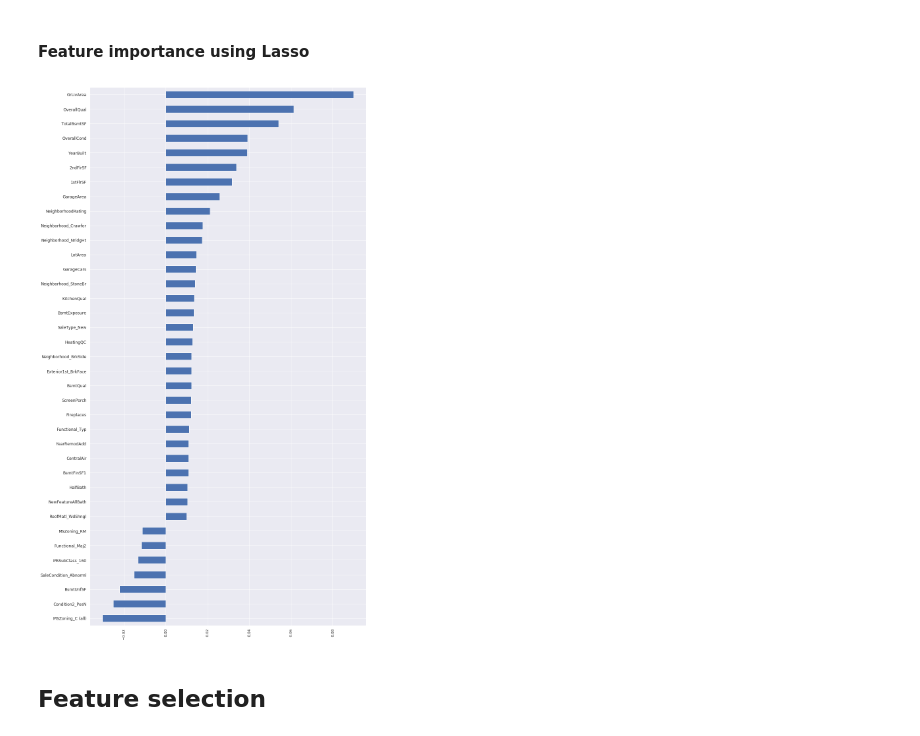
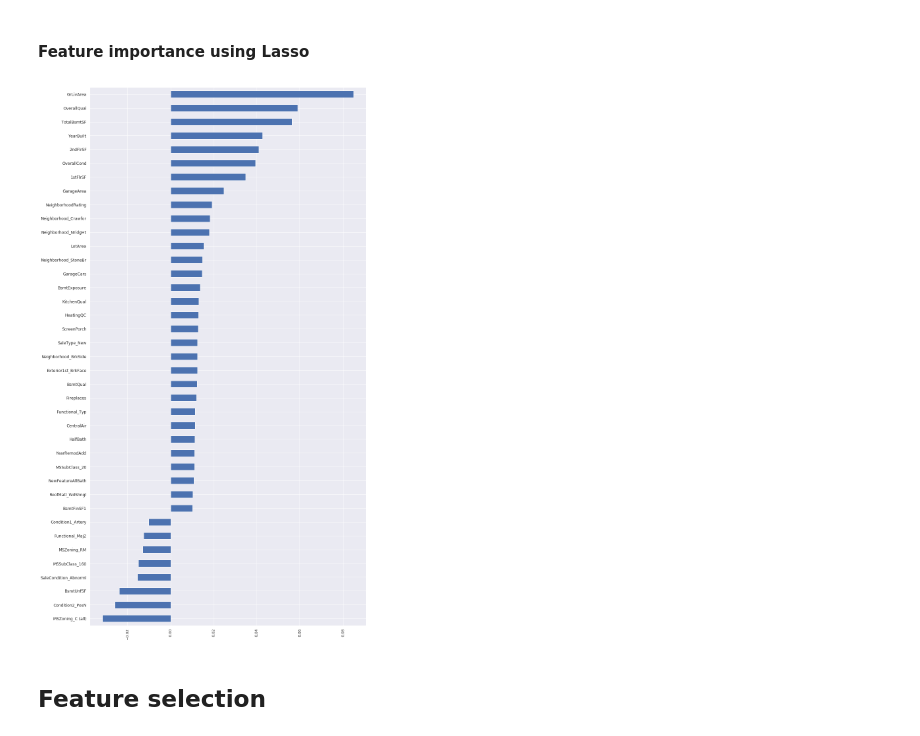
Before and after one commit to epflyingzhang/house_prices, a Jupyter notebook: 03_House_Prices_Regression_Round2_Feature_Engineering.ipynb, the cells around one changed output. Cells and saved outputs as stored; diff of their text form; code cells hidden in the pictures.

```diff
--- a/03_House_Prices_Regression_Round2_Feature_Engineering.ipynb
+++ b/03_House_Prices_Regression_Round2_Feature_Engineering.ipynb
@@ -1008,17 +979,17 @@ df_feature.head(10)
 #### Feature importance using Lasso
 # %%
 
-model = linear_model.Lasso(alpha=0.001)
+model = linear_model.Lasso(alpha=0.0007)
 model.fit(X.values, y)
 
 df_feature = pd.DataFrame({'coef': model.coef_}, index=X.columns).sort_values('coef', ascending=False)
 
 ax = df_feature['coef'][lambda x: abs(x)>0.01].sort_values(ascending=True).plot(kind="barh",figsize=(15,30))
 plt.xticks(rotation=90)
 plt.yticks(fontsize=12)
 plt.show()
 # %% [output]
-[figure, old version]
+[figure, new version]
 # %% [markdown]
 ## Feature selection
 # %% [markdown]
```
Also changed, not shown: parts of 39 cells of this notebook, 2 other files.
